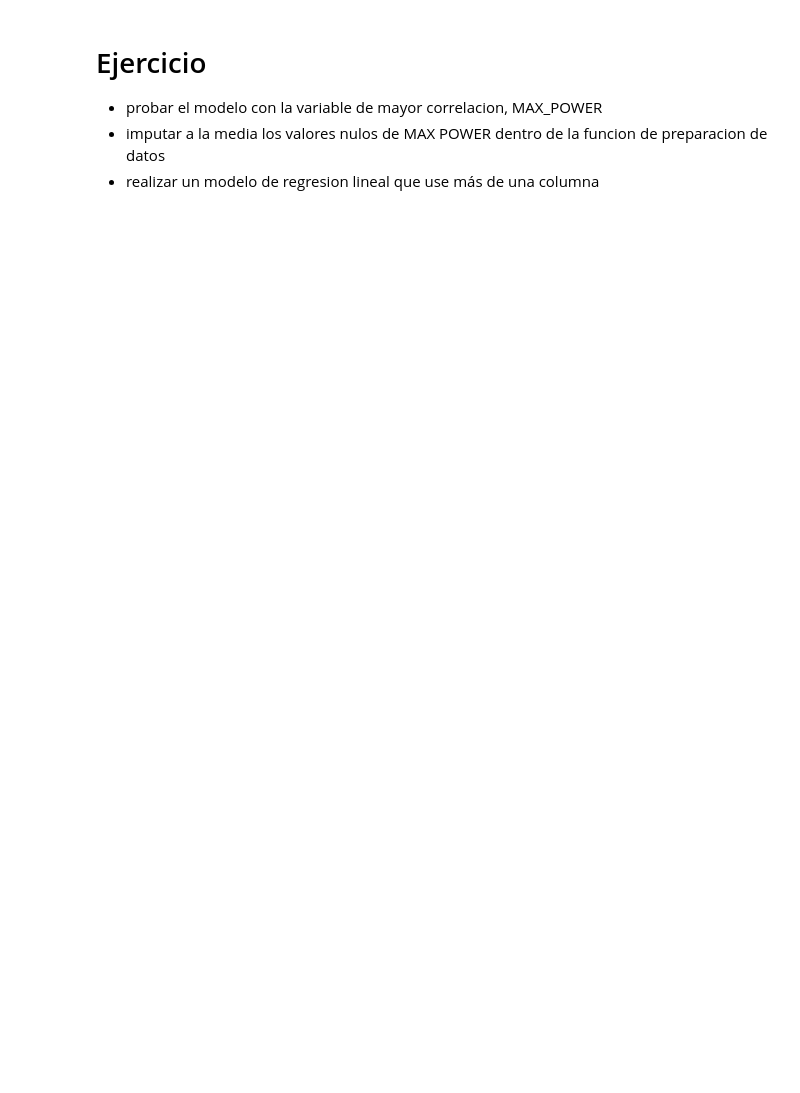
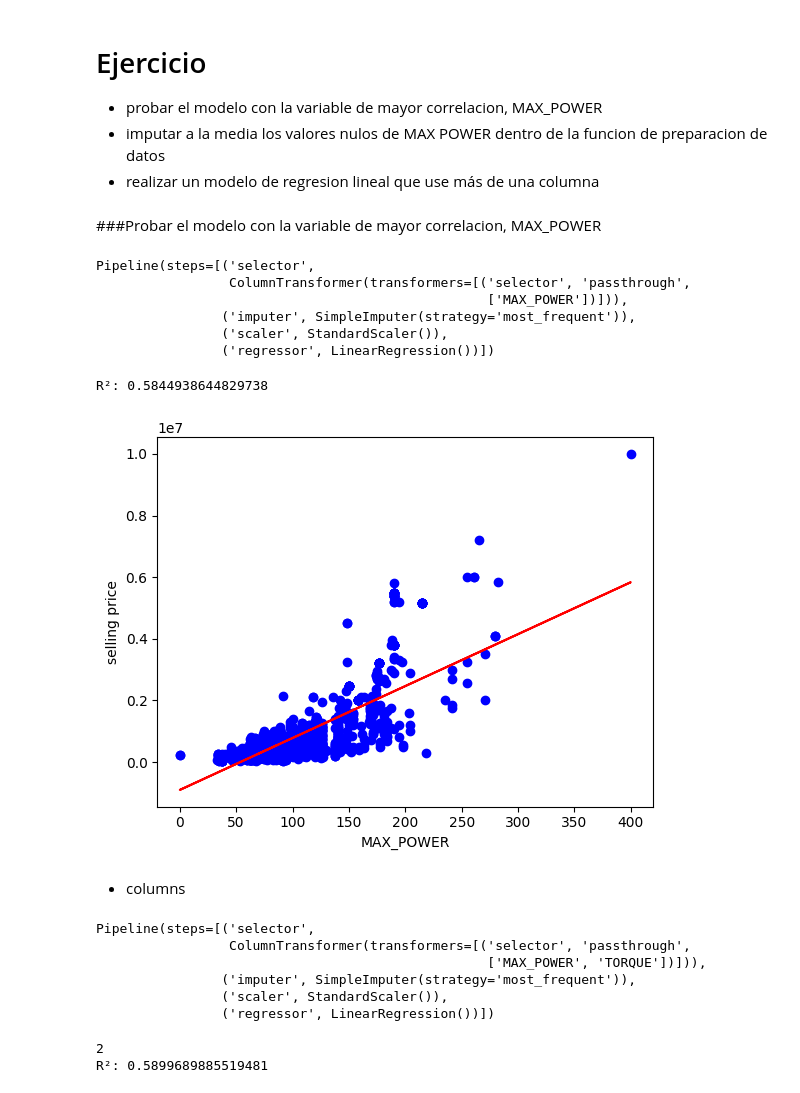
Before and after one commit to miroagustin/CienciaDeDatos1Q2025, a Jupyter notebook: 08_Ej_regression_car_price.ipynb, the cells around one changed output. Drawn from its saved outputs; the diff is of its cells as text; code cells hidden in the pictures; blank space fills up the shorter version.

```diff
--- a/08_Ej_regression_car_price.ipynb
+++ b/08_Ej_regression_car_price.ipynb
@@ -50,6 +57,7 @@ def etl_dataset( df ):
     df['MAX_POWER'] = df['max_power'].astype(str).apply(lambda x: x.split()[0])
     df.drop(df[df['MAX_POWER'] == 'bhp'].index, inplace=True, axis=0)
     df['MAX_POWER'] = df['MAX_POWER'].astype(float)
+    df['MAX_POWER'] = df['MAX_POWER'].fillna(df['MAX_POWER'].mean())
     # Drop columns
     return df.drop(['torque', 'name', 'mileage', 'engine', 'max_power'], axis=1)
 # %%
@@ -137,3 +220,72 @@ plt.show()
 - probar el modelo con la variable de mayor correlacion, MAX_POWER
 - imputar a la media los valores nulos de MAX POWER dentro de la funcion de preparacion de datos
 - realizar un modelo de regresion lineal que use más de una columna
+# %% [markdown]
+###Probar el modelo con la variable de mayor correlacion, MAX_POWER
+# %%
+X = ['MAX_POWER']
+pl = Pipeline([
+    ("selector", ColumnTransformer([("selector", "passthrough", X )], remainder="drop")),
+    ("imputer",SimpleImputer(strategy="most_frequent")),
+    ('scaler', StandardScaler(with_mean=True, with_std=True)),
+    ('regressor', LinearRegression())
+])
+
+pl.fit( X_train, y_train )
+# %% [output]
+Pipeline(steps=[('selector',
+                 ColumnTransformer(transformers=[('selector', 'passthrough',
+                                                  ['MAX_POWER'])])),
+                ('imputer', SimpleImputer(strategy='most_frequent')),
+                ('scaler', StandardScaler()),
+                ('regressor', LinearRegression())])
+# %%
+predicted = pl.predict(X_test)
+print(pl['regressor'].n_features_in_)
+# score devuelve coeficiente de determinación, denominado R²
+print( "R²: " + str( pl.score(X_test,y_test) ))
+# %% [output]
+R²: 0.5844938644829738
+# %%
+# Import matplotlib.pyplot
+import matplotlib.pyplot as plt
+
+# Create scatter plot
+plt.scatter( X_test['MAX_POWER'],y_test, color="blue")
+
+# Create line plot
+plt.plot( X_test['MAX_POWER'],predicted,color="red")
+plt.xlabel("MAX_POWER")
+plt.ylabel("selling price")
+
+# Display the plot
+plt.show()
+# %% [output]
+[figure, added]
+# %% [markdown]
+ + columns
+# %%
+X = ['MAX_POWER','TORQUE']
+pl = Pipeline([
+    ("selector", ColumnTransformer([("selector", "passthrough", X )], remainder="drop")),
+    ("imputer",SimpleImputer(strategy="most_frequent")),
+    ('scaler', StandardScaler(with_mean=True, with_std=True)),
+    ('regressor', LinearRegression())
+])
+
+pl.fit( X_train, y_train )
+# %% [output]
+Pipeline(steps=[('selector',
+                 ColumnTransformer(transformers=[('selector', 'passthrough',
+                                                  ['MAX_POWER', 'TORQUE'])])),
+                ('imputer', SimpleImputer(strategy='most_frequent')),
+                ('scaler', StandardScaler()),
+                ('regressor', LinearRegression())])
+# %%
+predicted = pl.predict(X_test)
+print(pl['regressor'].n_features_in_)
+# score devuelve coeficiente de determinación, denominado R²
+print( "R²: " + str( pl.score(X_test,y_test) ))
+# %% [output]
+2
+R²: 0.5899689885519481
```
Also changed, not shown: parts of 14 cells of this notebook.
